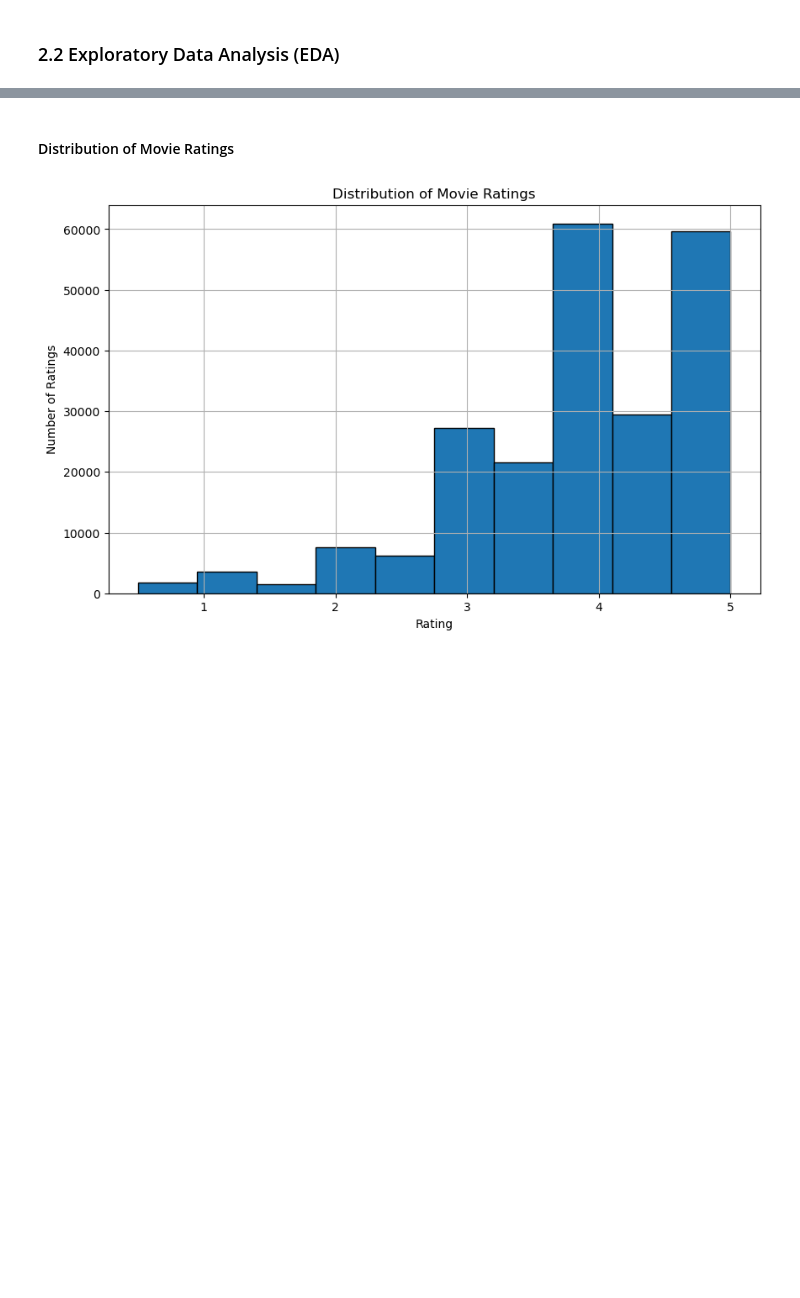
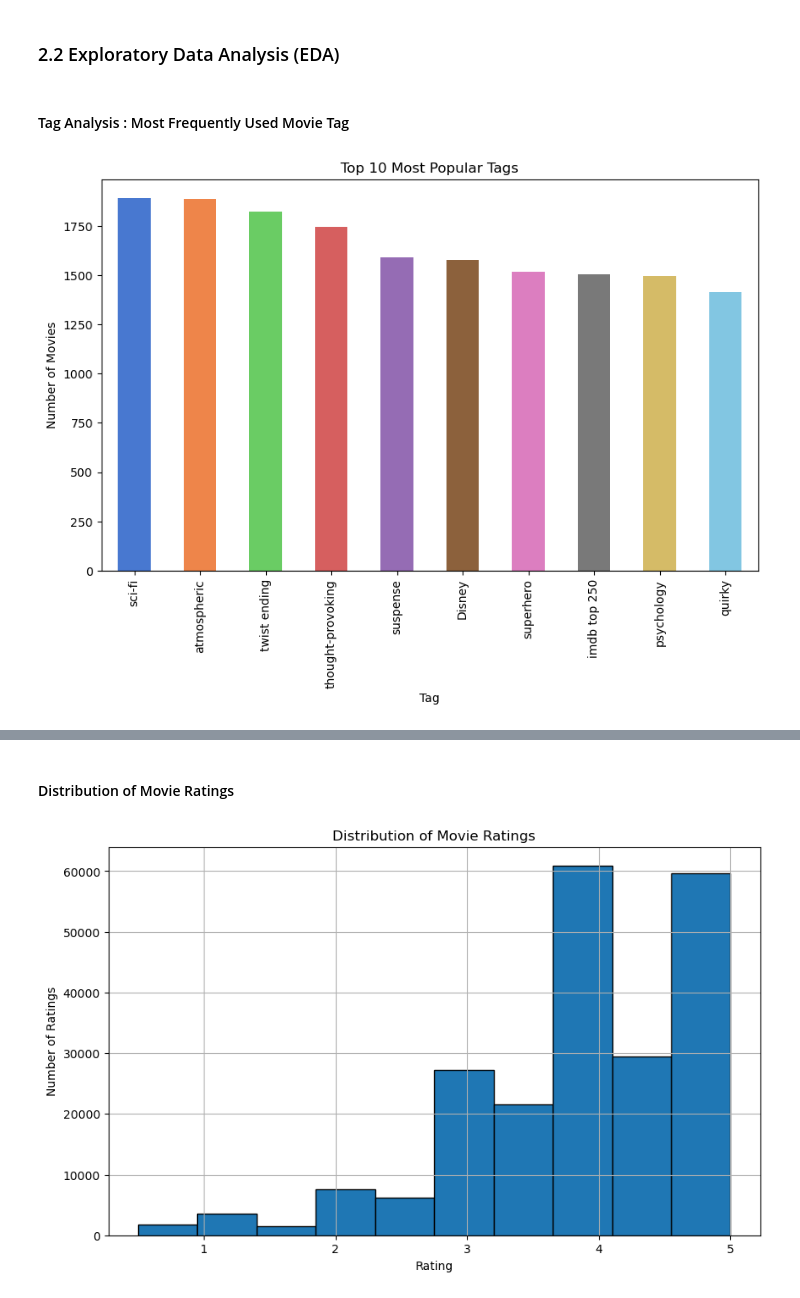
Before and after one commit to gkipkirui1/DSF-PT08P4-Movie_Recommendation-Project_GKC, a Jupyter notebook: Index.ipynb, the cells around one changed output, grey strips where cells are left out. Cells and saved outputs as stored; diff of their text form; code cells hidden in the pictures; blank space fills up the shorter version.

```diff
--- a/Index.ipynb
+++ b/Index.ipynb
@@ -317,2 +317,20 @@ df_final_clean.describe()
 # %% [markdown]
 ### 2.2 Exploratory Data Analysis (EDA)
+# %% [markdown]
+#### Tag Analysis : Most Frequently Used Movie Tag
+# %%
+# Get the top 10 most popular tags
+Top_10_most_popular_tags = df_final_clean['tag'].value_counts().head(10)
+
+# Define colormap
+colors = sns.color_palette("muted", len(Top_10_most_popular_tags))
+
+# Plot with different colors for each bar
+plt.figure(figsize=(10, 6))
+Top_10_most_popular_tags.plot(kind='bar', color=colors)
+plt.xlabel('Tag')
+plt.ylabel('Number of Movies')
+plt.title('Top 10 Most Popular Tags')
+plt.show()
+# %% [output]
+[figure, added]
```
Also changed, not shown: parts of 28 cells of this notebook.
